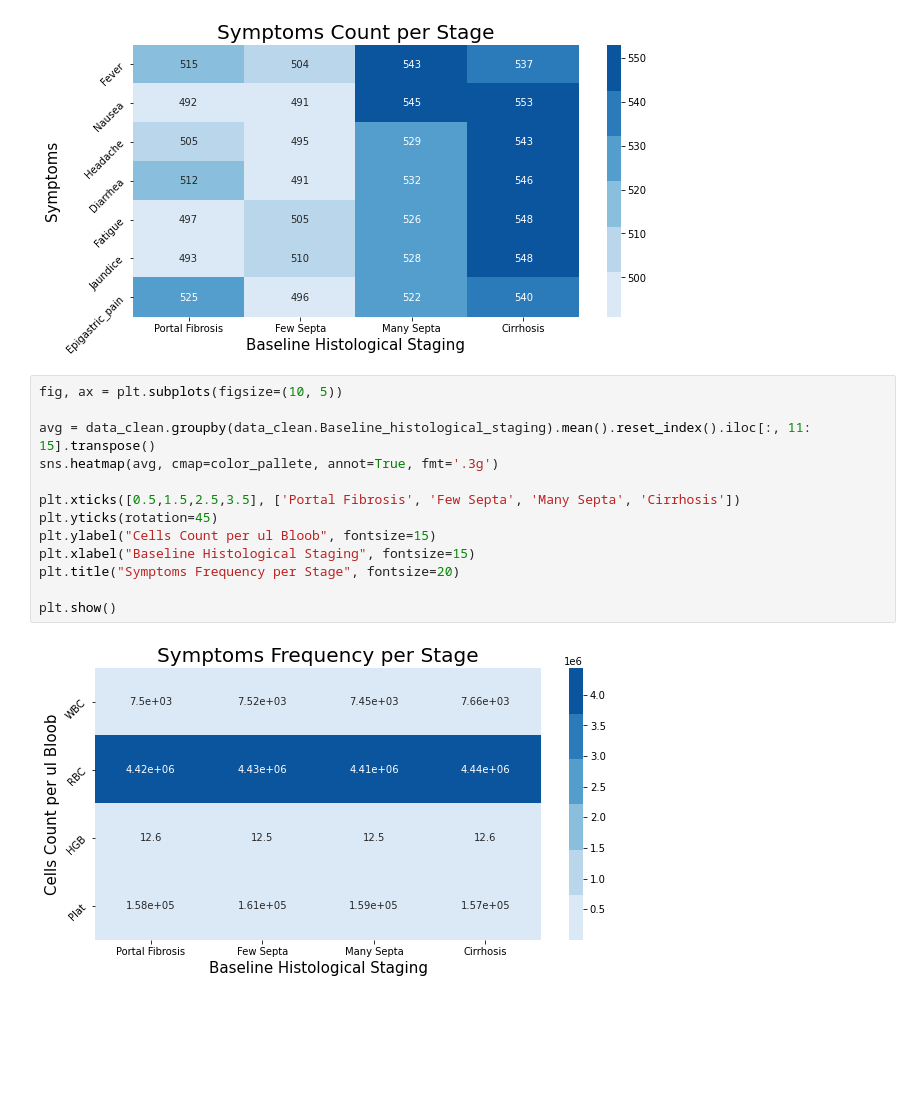
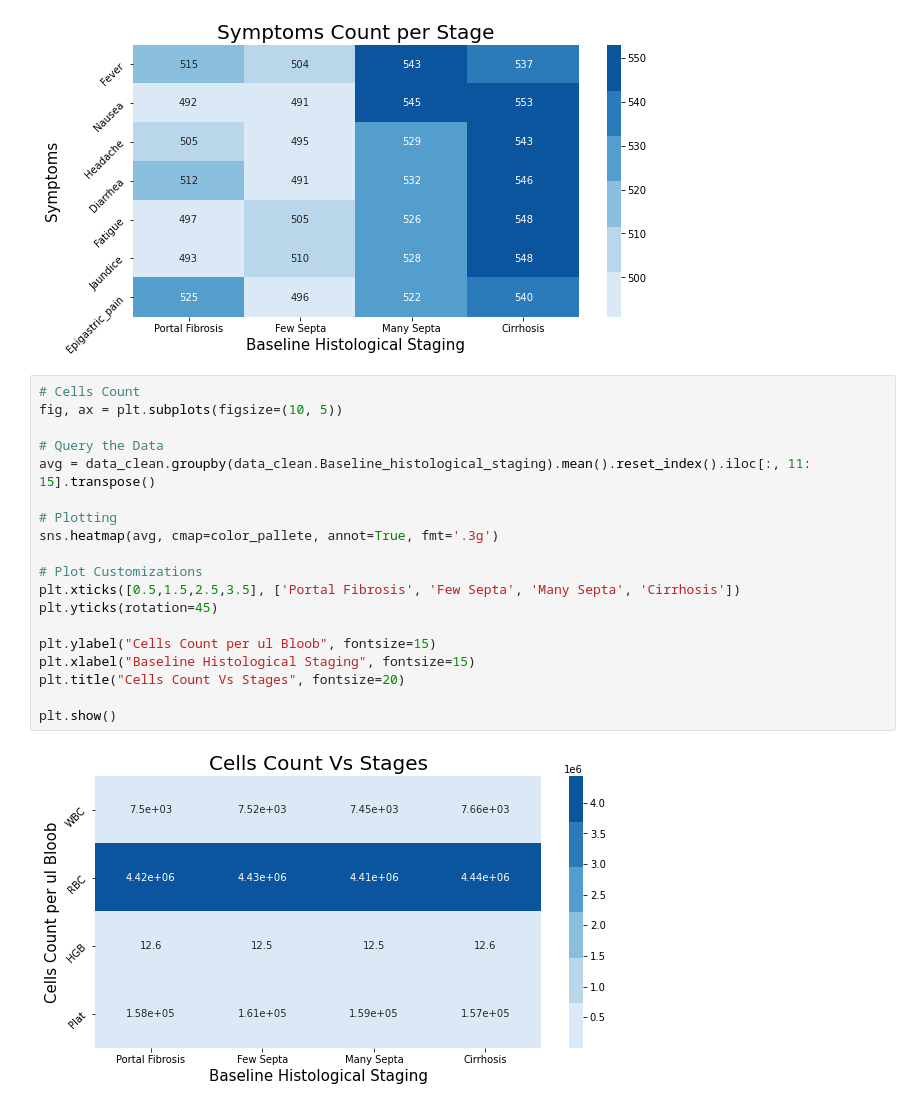
Before and after one commit to Ahmad-Abdalmageed/Egpytian_HCV, a Jupyter notebook: Egyptian_HCV_Investigation.ipynb, the cells around one changed output. Drawn from its saved outputs; the diff is of its cells as text; blank space fills up the shorter version.

```diff
--- a/Egyptian_HCV_Investigation.ipynb
+++ b/Egyptian_HCV_Investigation.ipynb
@@ -326,17 +329,23 @@ plt.show()
 # %% [output]
 [figure]
 # %%
+# Cells Count
 fig, ax = plt.subplots(figsize=(10, 5))
 
+# Query the Data
 avg = data_clean.groupby(data_clean.Baseline_histological_staging).mean().reset_index().iloc[:, 11: 15].transpose()
+
+# Plotting
 sns.heatmap(avg, cmap=color_pallete, annot=True, fmt='.3g')
 
+# Plot Customizations
 plt.xticks([0.5,1.5,2.5,3.5], ['Portal Fibrosis', 'Few Septa', 'Many Septa', 'Cirrhosis'])
 plt.yticks(rotation=45)
+
 plt.ylabel("Cells Count per ul Bloob", fontsize=15)
 plt.xlabel("Baseline Histological Staging", fontsize=15)
-plt.title("Symptoms Frequency per Stage", fontsize=20)
+plt.title("Cells Count Vs Stages", fontsize=20)
 
 plt.show()
 # %% [output]
-[figure, old version]
+[figure, new version]
```
Also changed, not shown: parts of 15 cells of this notebook, 1 other file.
